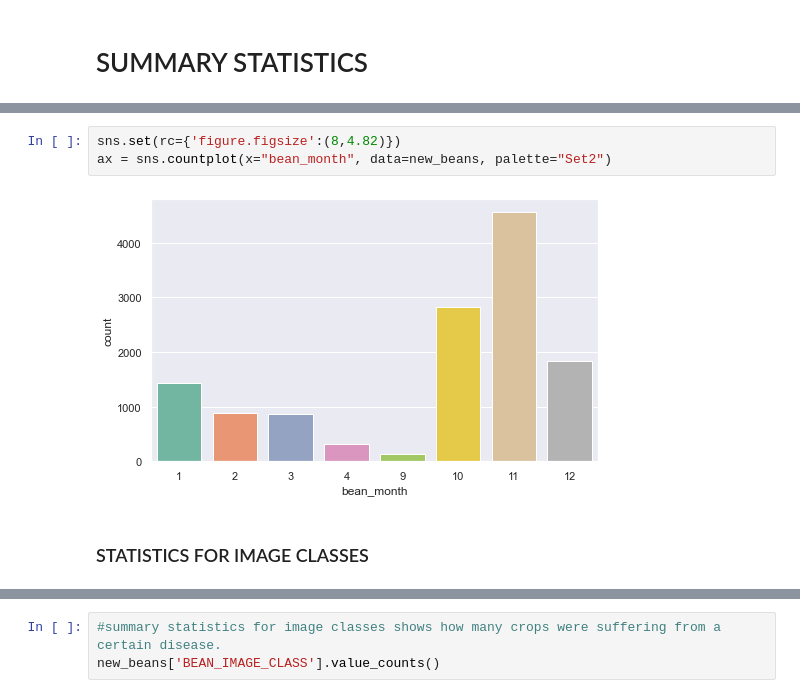
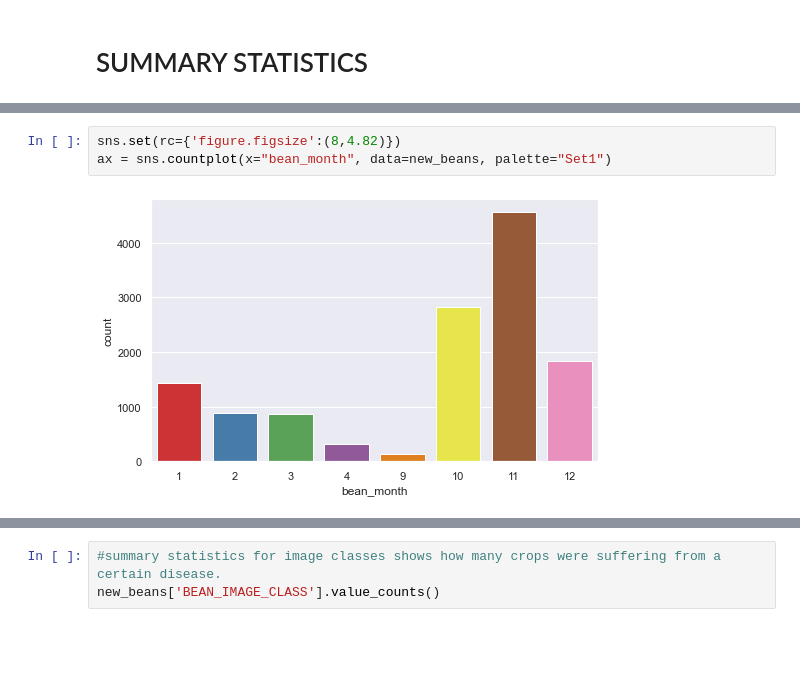
Before and after one commit to dnajjuma/Diana-Cassava-dataset, a Jupyter notebook: BEANS1.ipynb, the cells around one changed output, grey strips where cells are left out. Drawn from its saved outputs; the diff is of its cells as text; blank space fills up the shorter version.

```diff
--- a/BEANS1.ipynb
+++ b/BEANS1.ipynb
@@ -371,7 +404,5 @@ new_beans['bean_month'].value_counts()
 # %%
 sns.set(rc={'figure.figsize':(8,4.82)})
-ax = sns.countplot(x="bean_month", data=new_beans, palette="Set2")
+ax = sns.countplot(x="bean_month", data=new_beans, palette="Set1")
 # %% [output]
-[figure, old version]
+[figure, new version]
-# %% [markdown]
-### STATISTICS FOR IMAGE CLASSES
```
Also changed, not shown: parts of 16 cells of this notebook, 1 other file.
